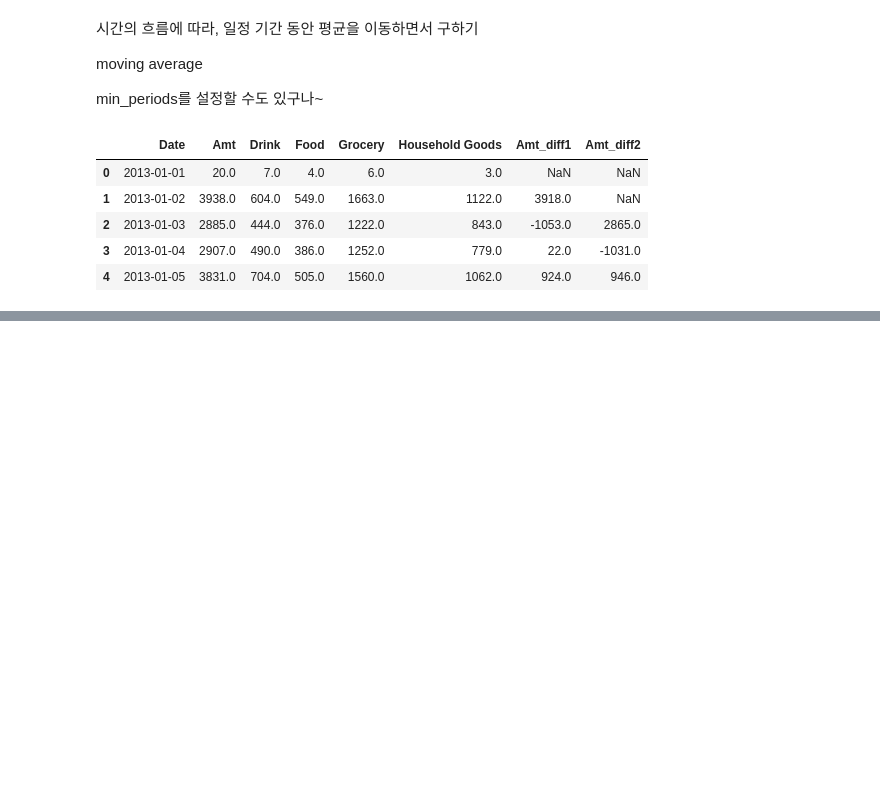
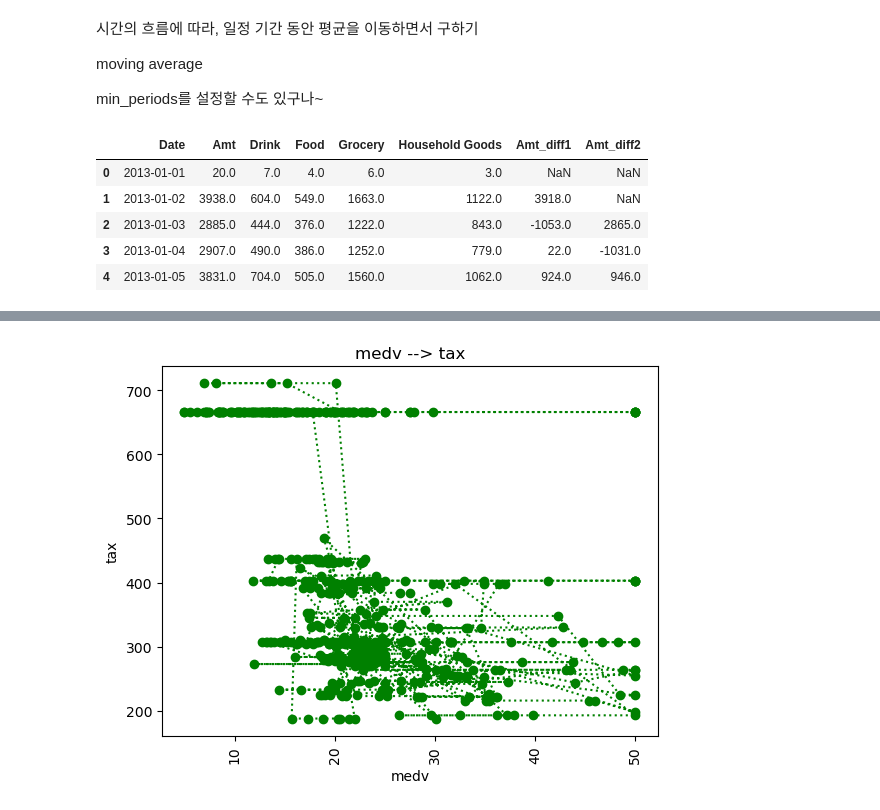
Before and after one commit to yewon-saurus/TIL, a Jupyter notebook: Python/01.numpy_and_pandas.ipynb, the cells around one changed output, grey strips where cells are left out. Saved outputs shown, nothing was run; the diff lists cells and outputs as text; code cells hidden in the pictures; blank space fills up the shorter version.

```diff
--- a/Python/01.numpy_and_pandas.ipynb
+++ b/Python/01.numpy_and_pandas.ipynb
@@ -484,0 +531,12 @@ data.head()
+# %%
+plt.plot(boston['medv'],boston['tax'],
+        color='green', linestyle='dotted', marker='o')
+
+plt.xticks(rotation=90)
+plt.xlabel('medv')
+plt.ylabel('tax')
+plt.title('medv --> tax')
+
+plt.show()
+# %% [output]
+[figure, added]
```
Also changed, not shown: parts of 45 cells of this notebook.
